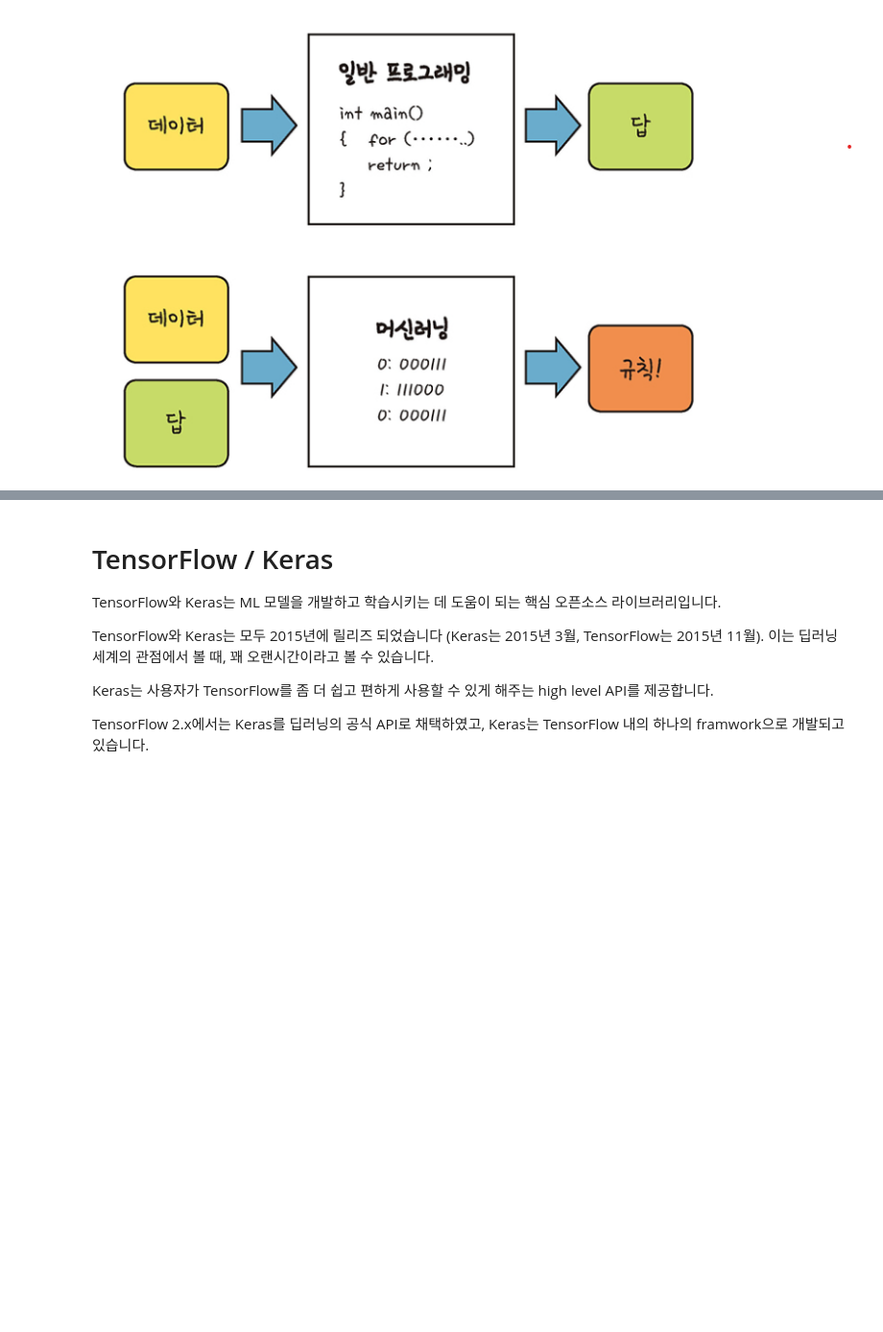
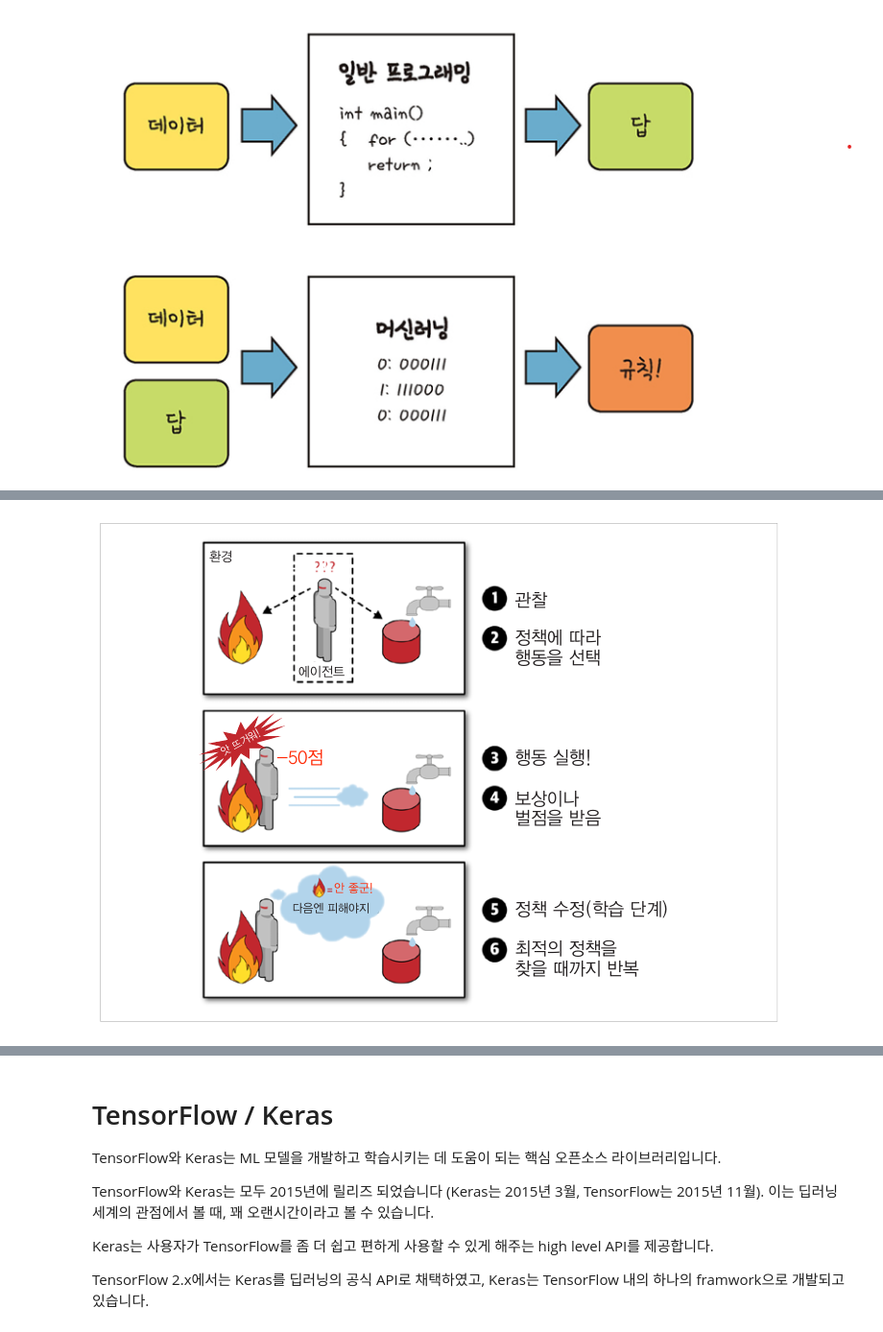
Before and after one commit to SeHwanYoo/gitc_dl_seminar, a Jupyter notebook: 20220120/01 Concept_of_Deep_Learning_and_tutorial.ipynb, the cells around one changed output, grey strips where cells are left out. Shown: that part at 96% size. Saved outputs shown, nothing was run; the diff lists cells and outputs as text; code cells hidden in the pictures; blank space fills up the shorter version.

```diff
--- a/20220120/01 Concept_of_Deep_Learning_and_tutorial.ipynb
+++ b/20220120/01 Concept_of_Deep_Learning_and_tutorial.ipynb
@@ -18,0 +39,8 @@ def main_func():
+# %%
+# 강화학습 (Reinforcement Learning)
+Image('images/reinforce.png')
+
+# 예시
+# 알파고
+# %% [output]
+[figure, added]
```
Also changed, not shown: parts of 7 cells of this notebook.
